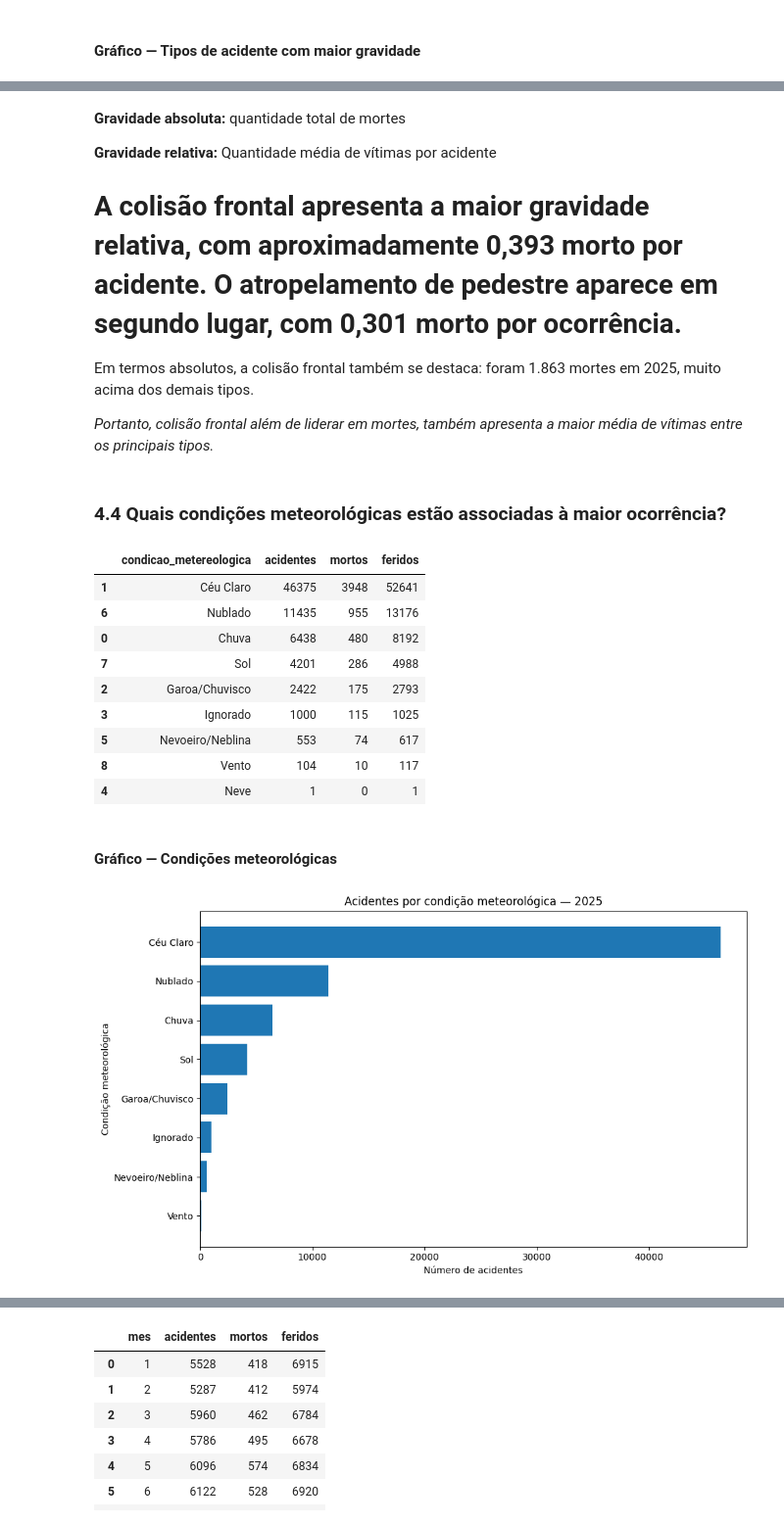
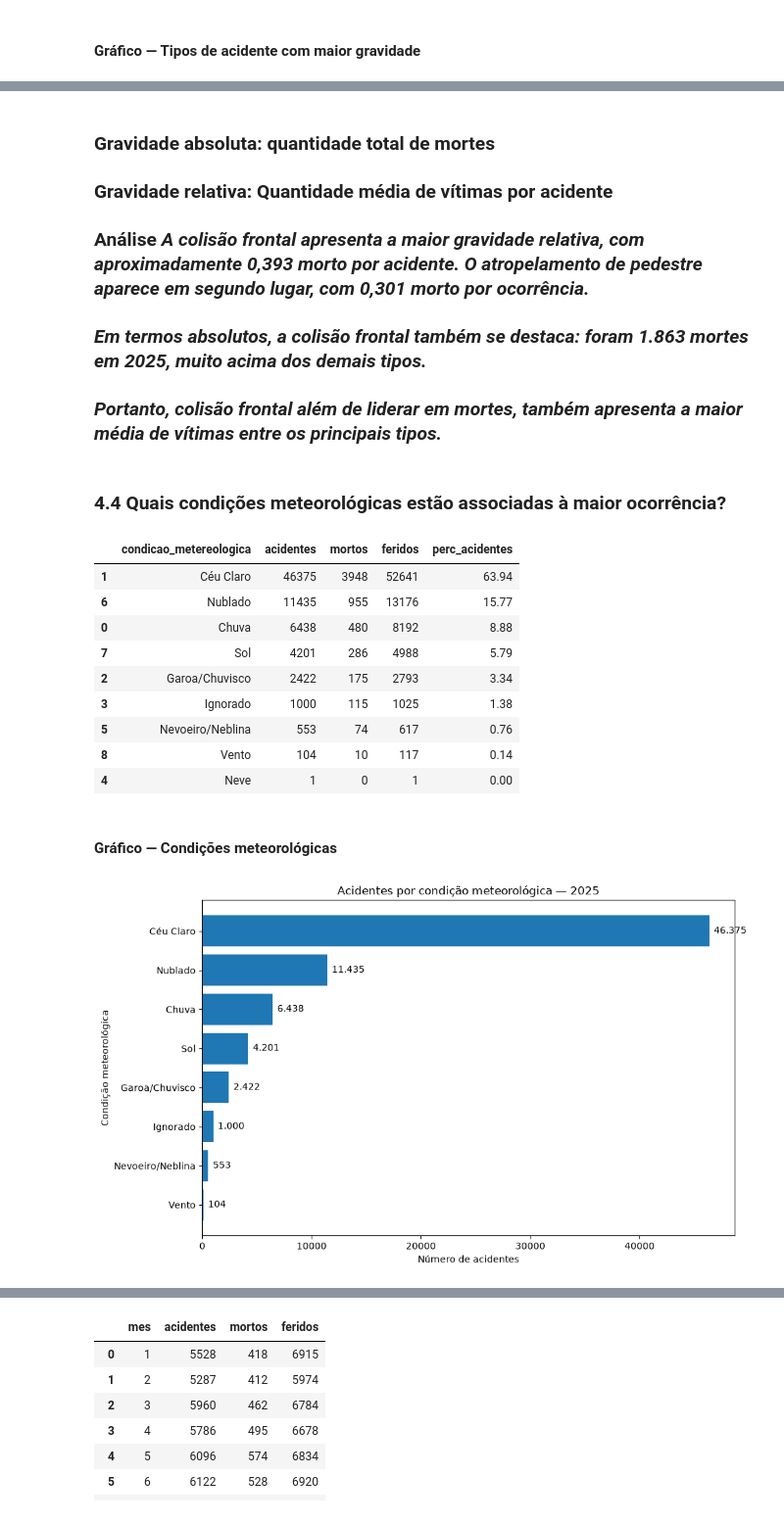
Before and after one commit to amalicef-sys/Projeto-Caixaverso-2026, a Jupyter notebook: notebook/analise_acidentes_2025.ipynb, the cells around one changed output, grey strips where cells are left out. Shown at 98% size. Drawn from its saved outputs; the diff is of its cells as text; code cells hidden in the pictures.

Commit message:
formatação de texto das análises fase 5 e inclusão de rótulo nos gráficos

```diff
--- a/notebook/analise_acidentes_2025.ipynb
+++ b/notebook/analise_acidentes_2025.ipynb
@@ -2377,15 +2399,15 @@ plt.show()
 # %% [markdown]
-**Gravidade absoluta:** quantidade total de mortes
+### **Gravidade absoluta:** quantidade total de mortes
 
-**Gravidade relativa:** Quantidade média de vítimas por acidente
+### **Gravidade relativa:** Quantidade média de vítimas por acidente
 
-# **A colisão frontal apresenta a maior gravidade relativa, com aproximadamente 0,393 morto por acidente. O atropelamento de pedestre aparece em segundo lugar, com 0,301 morto por ocorrência.**
+### **Análise** *A colisão frontal apresenta a maior gravidade relativa, com aproximadamente 0,393 morto por acidente. O atropelamento de pedestre aparece em segundo lugar, com 0,301 morto por ocorrência.*
 
-Em termos absolutos, a colisão frontal também se destaca: foram 1.863 mortes em 2025, muito acima dos demais tipos.
+###  *Em termos absolutos, a colisão frontal também se destaca: foram 1.863 mortes em 2025, muito acima dos demais tipos.*
 
-*Portanto, colisão frontal além de liderar em mortes, também apresenta a maior média de vítimas entre os principais tipos.*
+###  *Portanto, colisão frontal além de liderar em mortes, também apresenta a maior média de vítimas entre os principais tipos.*
 # %% [markdown]
-### 4.4 Quais condições meteorológicas estão associadas à maior ocorrência?
+### **4.4 Quais condições meteorológicas estão associadas à maior ocorrência?**
 # %%
 acidentes_clima = (
     df.groupby("condicao_metereologica")
@@ -2398,38 +2420,46 @@ acidentes_clima = (
       .sort_values("acidentes", ascending=False)
 )
 
+acidentes_clima["perc_acidentes"] = (acidentes_clima["acidentes"] / acidentes_clima["acidentes"].sum() * 100).round(2)
+
 acidentes_clima
 # %% [output]
-|  | condicao_metereologica | acidentes | mortos | feridos |
-| 1 | Céu Claro | 46375 | 3948 | 52641 |
-| 6 | Nublado | 11435 | 955 | 13176 |
-| 0 | Chuva | 6438 | 480 | 8192 |
-| 7 | Sol | 4201 | 286 | 4988 |
-| 2 | Garoa/Chuvisco | 2422 | 175 | 2793 |
-| 3 | Ignorado | 1000 | 115 | 1025 |
-| 5 | Nevoeiro/Neblina | 553 | 74 | 617 |
-| 8 | Vento | 104 | 10 | 117 |
-| 4 | Neve | 1 | 0 | 1 |
+|  | condicao_metereologica | acidentes | mortos | feridos | perc_acidentes |
+| 1 | Céu Claro | 46375 | 3948 | 52641 | 63.94 |
+| 6 | Nublado | 11435 | 955 | 13176 | 15.77 |
+| 0 | Chuva | 6438 | 480 | 8192 | 8.88 |
+| 7 | Sol | 4201 | 286 | 4988 | 5.79 |
+| 2 | Garoa/Chuvisco | 2422 | 175 | 2793 | 3.34 |
+| 3 | Ignorado | 1000 | 115 | 1025 | 1.38 |
+| 5 | Nevoeiro/Neblina | 553 | 74 | 617 | 0.76 |
+| 8 | Vento | 104 | 10 | 117 | 0.14 |
+| 4 | Neve | 1 | 0 | 1 | 0.00 |
 # %% [markdown]
 #### Gráfico — Condições meteorológicas
 # %%
 clima_plot = acidentes_clima.head(8).sort_values(
     "acidentes"
 )
 
 plt.figure(figsize=(10, 6))
 
-plt.barh(
+bars = plt.barh(
     clima_plot["condicao_metereologica"],
     clima_plot["acidentes"]
+)
+
+plt.bar_label(
+    bars,
+    fmt=lambda x: f"{x:,.0f}".replace(",", "."),
+    padding=5
 )
 
 plt.title("Acidentes por condição meteorológica — 2025")
 plt.xlabel("Número de acidentes")
 plt.ylabel("Condição meteorológica")
 
 plt.tight_layout()
 plt.show()
 # %% [output]
-[figure, old version]
+[figure, new version]
 # %% [markdown]
```
Also changed, not shown: parts of 24 cells of this notebook.
